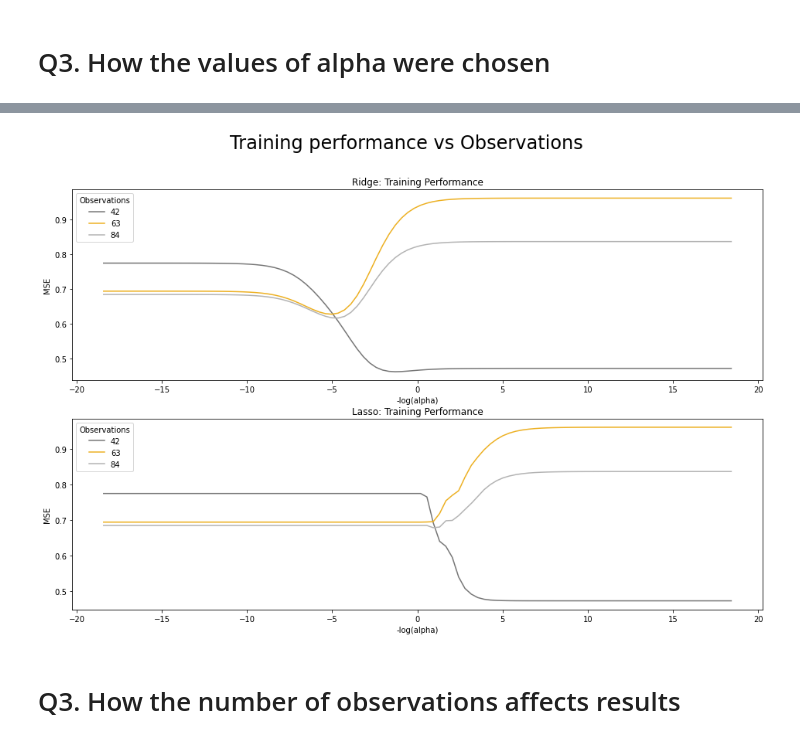
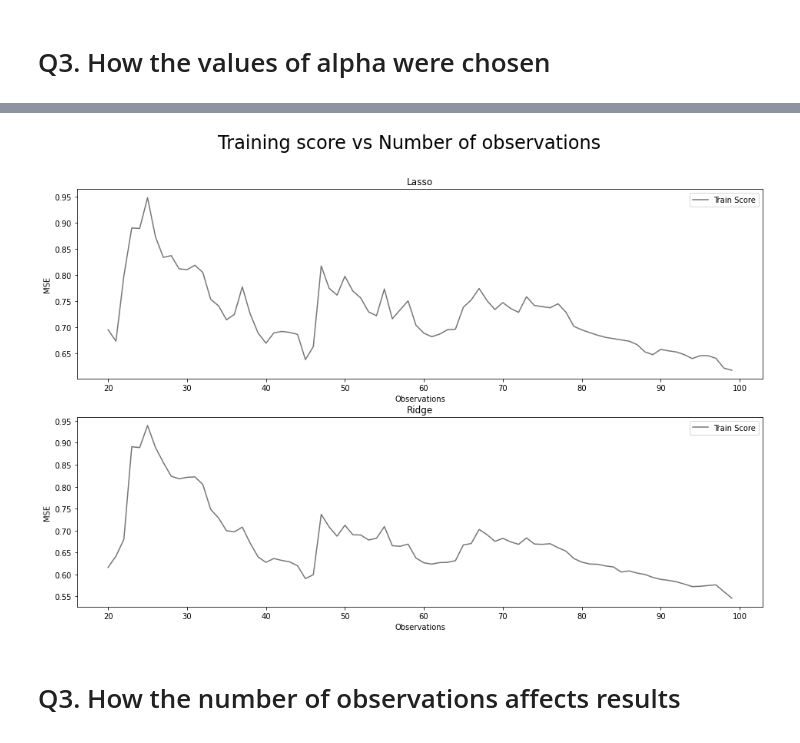
Before and after one commit to Sean-Chaos/DBA-3803-Project, a Jupyter notebook: DBA 3803 Group Project Final .ipynb, the cells around one changed output, grey strips where cells are left out. Cells and saved outputs as stored; diff of their text form; code cells hidden in the pictures.

```diff
--- a/DBA 3803 Group Project Final .ipynb
+++ b/DBA 3803 Group Project Final .ipynb
@@ -999,22 +1085,20 @@ ind_24 = ['Drugs', 'LabEq', 'Clths', 'Aero', 'RlEst', 'Mach', 'Beer', 'Hshld', '
                'Agric', 'Oil', 'Chips', 'Soda', 'PerSv', 'BldMt']
 ind_48 = list(df.columns)[1:]
 
-observations = [42, 63, 84]
-alpha_list = np.logspace(-8,8,100)
-regressions = [Ridge, Lasso]
+regressions = [Lasso, Ridge]
+alpha_list = [lasso_6_alpha, ridge_6_alpha]
 
-colour_palatte = [ '#767676', '#edb021', '#b3b3b3']
+observations = list(np.arange(20,100,1))
 
 fig, axs = plt.subplots(nrows=2, figsize=(16,10))
-row = 0
 
 #--------------------------------------------------------------------------------------------------
+counter = 0
 
 for reg in regressions:
-    colour_picker = 0
+    cvResults = []
+
     for obv in observations:
-        cvResults = []
-
         q3_temp = df.copy()
         q3_temp = q3_temp[ind_6]
 
@@ -1026,7 +1110,6 @@ for reg in regressions:
         R_train = q3_temp.iloc[date_i-no_obj:date_i,:]
 
         R_train = R_train.copy()
-        sc = StandardScaler(with_std = False)
         R_train.loc[:,R_train.columns] = sc.fit_transform(R_train.loc[:,R_train.columns])
 
 
@@ -1038,7 +1121,6 @@ for reg in regressions:
         R_test = q3_temp.iloc[date_i:date_i+no_obj,:]
 
         R_test = R_test.copy()
-        sc = StandardScaler(with_std = False)
         R_test.loc[:,R_test.columns] = sc.fit_transform(R_test.loc[:,R_test.columns])
 
         arr_len = len(ind_6)
@@ -1047,57 +1129,50 @@ for reg in regressions:
         eq_w = np.full(
             shape = arr_len,
             fill_value = 1/arr_len
         )
 
         y_train_raw = np.dot(R_train, eq_w)
         y_test_raw = np.dot(R_test, eq_w)
 
 
         # X values
         tmp1 = np.identity((arr_len-1), dtype='int64')
         tmp2 = -np.ones((arr_len-1), dtype='int64')
         N = np.append(tmp1,[tmp2], axis=0)
 
         X_train_raw = np.dot(R_train, N)
         X_test_raw = np.dot(R_test, N)
 
         #--------------------------------------------------------------------------------------------
-        # Model fitting
-        for cur_alpha in alpha_list:
 
-            clf_cv = Pipeline(steps=[("scaler", StandardScaler(with_std = False)),
-                         ("mdl", reg(cur_alpha, fit_intercept = False))])
+        clf_cv = Pipeline(steps=[("scaler", StandardScaler(with_std = False)),
+                                 ("mdl", reg(alpha_list[counter], fit_intercept = False))])
 
-            # Perform 10-fold cross validation
-            scores = cross_val_score(estimator = clf_cv, X = X_train_raw, y = y_train_raw, cv = 10, \
+        # Perform 10-fold cross validation
+        scores = cross_val_score(estimator = clf_cv, X = X_train_raw, y = y_train_raw, cv = 10, \
                                  scoring = 'neg_mean_squared_error', n_jobs = -1)
 
-            cvResults.append(abs(scores.mean()))
+        cvResults.append(abs(scores.mean()))
 
-        #--------------------------------------------------------------------------------------------
+    #------------------------------------------------------------------------------------------------
+    # Plotting
+    fig = sns.lineplot(y = cvResults, x = observations,
+                       label = "Train Score", color='#767676', ax = axs[counter])
 
-        fig = sns.lineplot(x=-np.log(alpha_vec), y=cvResults, ax=axs[row],
-                           color = colour_palatte[colour_picker])
-        colour_picker += 1
-
-    row += 1
+    counter += 1
 
 #--------------------------------------------------------------------------------------------------
-
-axs[0].title.set_text('Ridge: Training Performance')
-axs[1].title.set_text('Lasso: Training Performance')
-
-axs[0].legend(title='Observations', labels=['42', '63', '84'])
-axs[1].legend(title='Observations', labels=['42', '63', '84'])
-
-axs[0].set(xlabel='-log(alpha)', ylabel='MSE')
-axs[1].set(xlabel='-log(alpha)', ylabel='MSE')
+# Graph
+axs[0].title.set_text('Lasso')
+axs[1].title.set_text('Ridge')
+axs[0].set(xlabel='Observations', ylabel='MSE')
+axs[1].set(xlabel='Observations', ylabel='MSE')
 
 
-plt.suptitle('Training performance vs Observations', fontsize = 24)
+plt.suptitle('Training score vs Number of observations', fontsize = 24)
 plt.show()
 # %% [output]
-[figure, old version]
+[figure, new version]
 # %% [markdown]
 # Q3. How the number of observations affects results
 # %%
```
Also changed, not shown: parts of 19 cells of this notebook.
